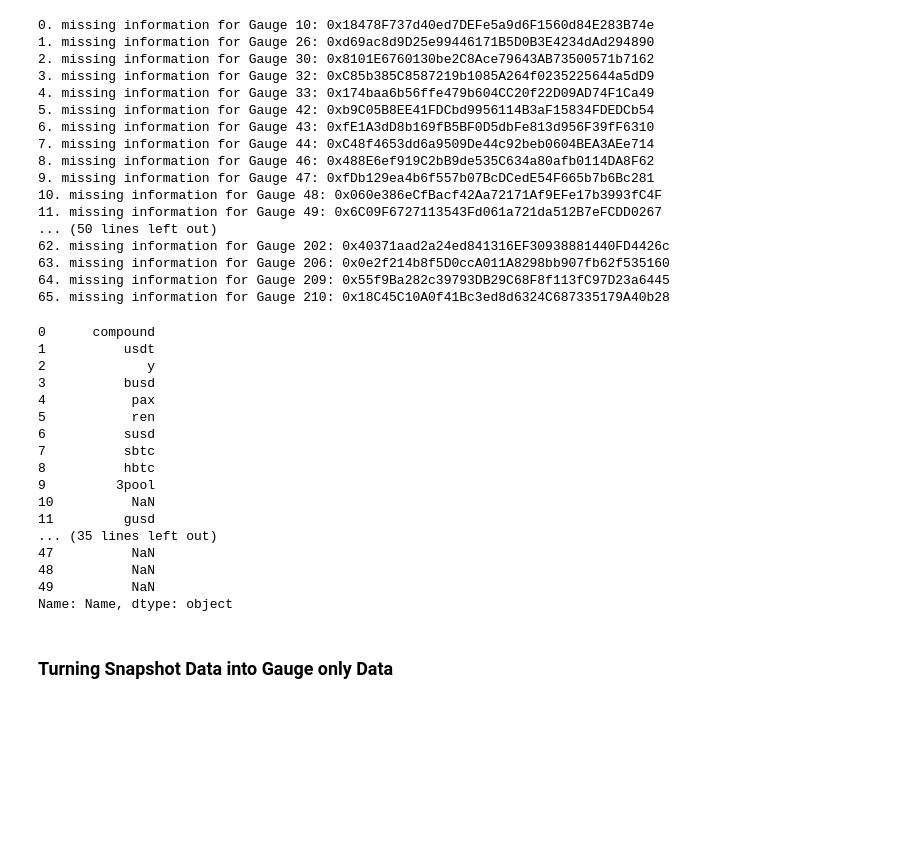
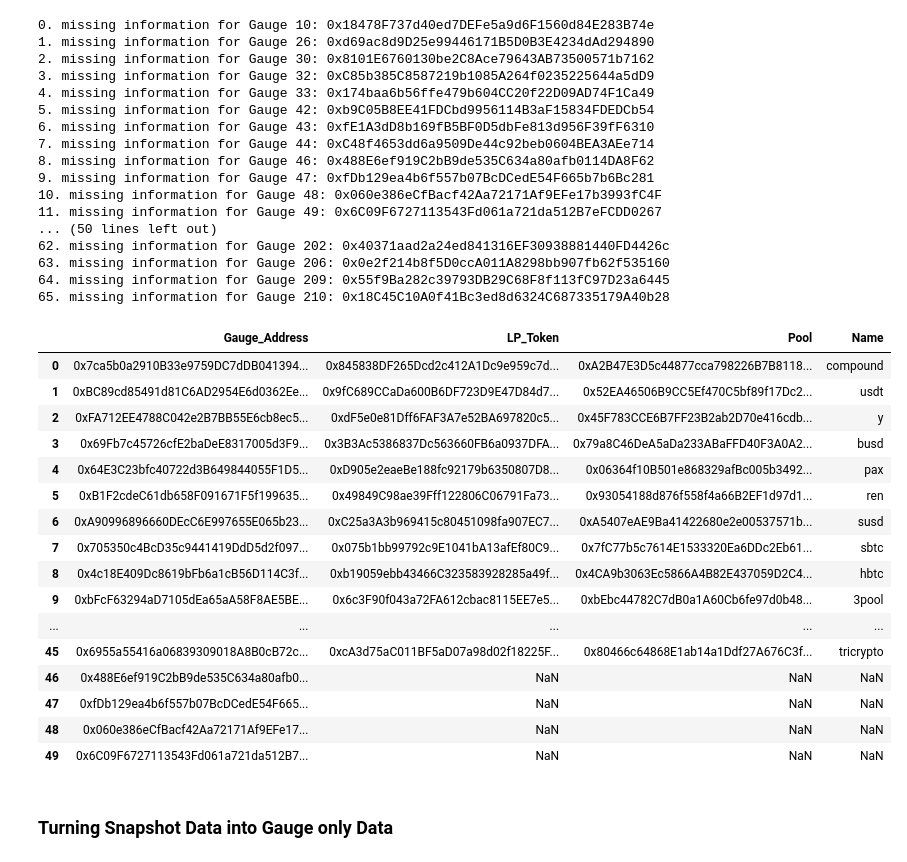
Before and after one commit to DoominEth/Web3DataSandbox, a Jupyter notebook: Untitled.ipynb, the cells around one changed output. Drawn from its saved outputs; the diff is of its cells as text; code cells hidden in the pictures; blank space fills up the shorter version.

```diff
--- a/Untitled.ipynb
+++ b/Untitled.ipynb
@@ -229,7 +229,7 @@ def buildGaugeMappingFromGaugeController():
     #for i in range(2):
         gaugeAddr = Web3.toChecksumAddress(gaugeControllerAddressContract.functions.gauges(i).call())
         try:
-            gaugeAddr = Web3.toChecksumAddress(gaugeControllerAddressContract.functions.gauges(i).call())
+            #gaugeAddr = Web3.toChecksumAddress(gaugeControllerAddressContract.functions.gauges(i).call())
             gaugeMappingDF.loc[i, 'Gauge_Address'] = gaugeAddr
 
             currentGaugeABI = etherscan.get_contract_abi(gaugeAddr)
@@ -268,26 +268,28 @@ gaugeControllerAddresses = buildGaugeMappingFromGaugeController()
 63. missing information for Gauge 206: 0x0e2f214b8f5D0ccA011A8298bb907fb62f535160
 64. missing information for Gauge 209: 0x55f9Ba282c39793DB29C68F8f113fC97D23a6445
 65. missing information for Gauge 210: 0x18C45C10A0f41Bc3ed8d6324C687335179A40b28
+# %%
+gaugeControllerAddresses.head(50)
+# %% [output]
+|  | Gauge_Address | LP_Token | Pool | Name |
+| 0 | 0x7ca5b0a2910B33e9759DC7dDB041394... | 0x845838DF265Dcd2c412A1Dc9e959c7d... | 0xA2B47E3D5c44877cca798226B7B8118... | compound |
+| 1 | 0xBC89cd85491d81C6AD2954E6d0362Ee... | 0x9fC689CCaDa600B6DF723D9E47D84d7... | 0x52EA46506B9CC5Ef470C5bf89f17Dc2... | usdt |
+| 2 | 0xFA712EE4788C042e2B7BB55E6cb8ec5... | 0xdF5e0e81Dff6FAF3A7e52BA697820c5... | 0x45F783CCE6B7FF23B2ab2D70e416cdb... | y |
+| 3 | 0x69Fb7c45726cfE2baDeE8317005d3F9... | 0x3B3Ac5386837Dc563660FB6a0937DFA... | 0x79a8C46DeA5aDa233ABaFFD40F3A0A2... | busd |
+| 4 | 0x64E3C23bfc40722d3B649844055F1D5... | 0xD905e2eaeBe188fc92179b6350807D8... | 0x06364f10B501e868329afBc005b3492... | pax |
+| 5 | 0xB1F2cdeC61db658F091671F5f199635... | 0x49849C98ae39Fff122806C06791Fa73... | 0x93054188d876f558f4a66B2EF1d97d1... | ren |
+| 6 | 0xA90996896660DEcC6E997655E065b23... | 0xC25a3A3b969415c80451098fa907EC7... | 0xA5407eAE9Ba41422680e2e00537571b... | susd |
+| 7 | 0x705350c4BcD35c9441419DdD5d2f097... | 0x075b1bb99792c9E1041bA13afEf80C9... | 0x7fC77b5c7614E1533320Ea6DDc2Eb61... | sbtc |
+| 8 | 0x4c18E409Dc8619bFb6a1cB56D114C3f... | 0xb19059ebb43466C323583928285a49f... | 0x4CA9b3063Ec5866A4B82E437059D2C4... | hbtc |
+| 9 | 0xbFcF63294aD7105dEa65aA58F8AE5BE... | 0x6c3F90f043a72FA612cbac8115EE7e5... | 0xbEbc44782C7dB0a1A60Cb6fe97d0b48... | 3pool |
+| ... | ... | ... | ... | ... |
+| 45 | 0x6955a55416a06839309018A8B0cB72c... | 0xcA3d75aC011BF5aD07a98d02f18225F... | 0x80466c64868E1ab14a1Ddf27A676C3f... | tricrypto |
+| 46 | 0x488E6ef919C2bB9de535C634a80afb0... | NaN | NaN | NaN |
+| 47 | 0xfDb129ea4b6f557b07BcDCedE54F665... | NaN | NaN | NaN |
+| 48 | 0x060e386eCfBacf42Aa72171Af9EFe17... | NaN | NaN | NaN |
+| 49 | 0x6C09F6727113543Fd061a721da512B7... | NaN | NaN | NaN |
 # %%
-gaugeControllerAddresses['Name'].head(50)
+#gaugeControllerAddresses['Name'].head(50)
-# %% [output]
-0      compound
-1          usdt
-2             y
-3          busd
-4           pax
-5           ren
-6          susd
-7          sbtc
-8          hbtc
-9         3pool
-10          NaN
-11         gusd
-... (35 lines left out)
-47          NaN
-48          NaN
-49          NaN
-Name: Name, dtype: object
 # %%
 test.to_excel("gaugePoolAddrMapping.xlsx")
 # %% [markdown]
```
Also changed, not shown: parts of 12 cells of this notebook.
